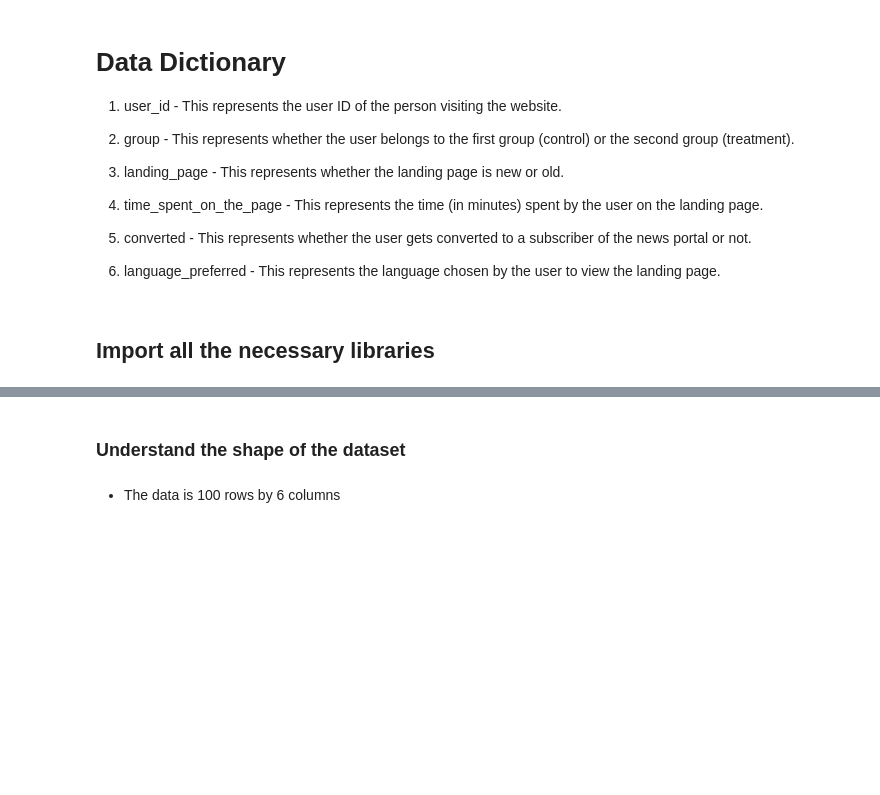
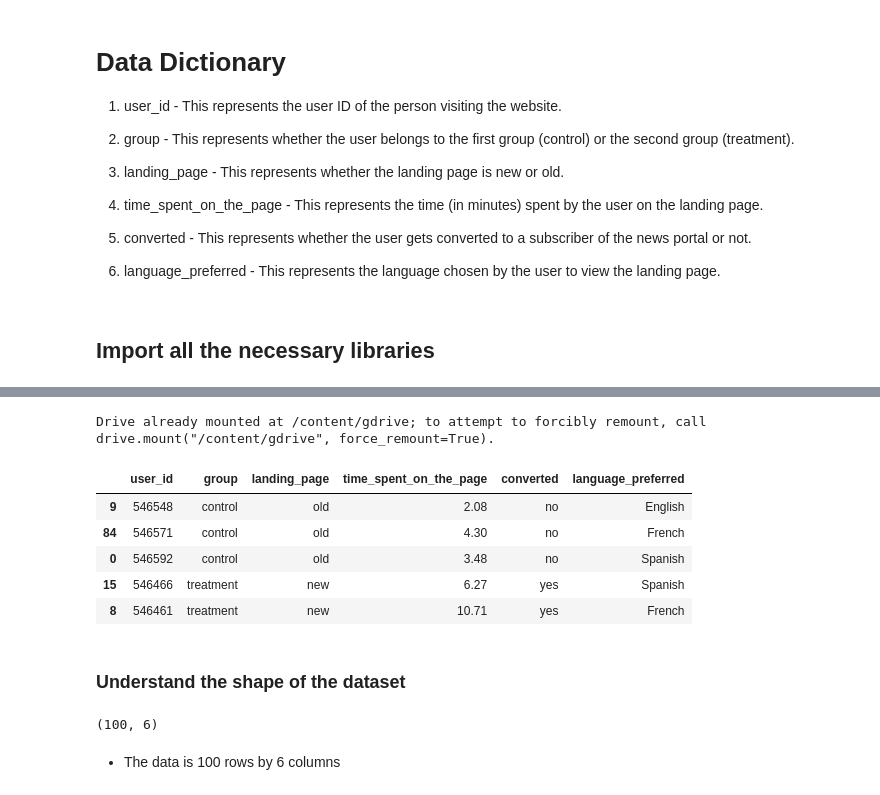
Before and after one commit to Ibitoye-Oyinloye/E_news_Express_Project, a Jupyter notebook: E_news_Express_Project(Ibitoye).ipynb, the cells around one changed output, grey strips where cells are left out. Cells and saved outputs as stored; diff of their text form; code cells hidden in the pictures; blank space fills up the shorter version.

```diff
--- a/E_news_Express_Project(Ibitoye).ipynb
+++ b/E_news_Express_Project(Ibitoye).ipynb
@@ -55,14 +60,25 @@ FileNotFoundError: ignored
 # %%
-from google.colab import drive
-drive.mount('/content/gdrive')
+#from google.colab import drive
+#drive.mount('/content/gdrive')
+# %% [output]
+Drive already mounted at /content/gdrive; to attempt to forcibly remount, call drive.mount("/content/gdrive", force_remount=True).
 # %%
 # Read file directly from mounted link
-df = pd.read_csv('/content/gdrive/MyDrive/abtest (1).csv')
+#df = pd.read_csv('/content/gdrive/MyDrive/abtest.csv')
 df.sample(n=5)
+# %% [output]
+|  | user_id | group | landing_page | time_spent_on_the_page | converted | language_preferred |
+| 9 | 546548 | control | old | 2.08 | no | English |
+| 84 | 546571 | control | old | 4.30 | no | French |
+| 0 | 546592 | control | old | 3.48 | no | Spanish |
+| 15 | 546466 | treatment | new | 6.27 | yes | Spanish |
+| 8 | 546461 | treatment | new | 10.71 | yes | French |
 # %% [markdown]
 ### Understand the shape of the dataset
 # %%
 df.shape
+# %% [output]
+(100, 6)
 # %% [markdown]
 - The data is 100 rows by 6 columns
 # %%
```
Also changed, not shown: parts of 27 cells of this notebook.
